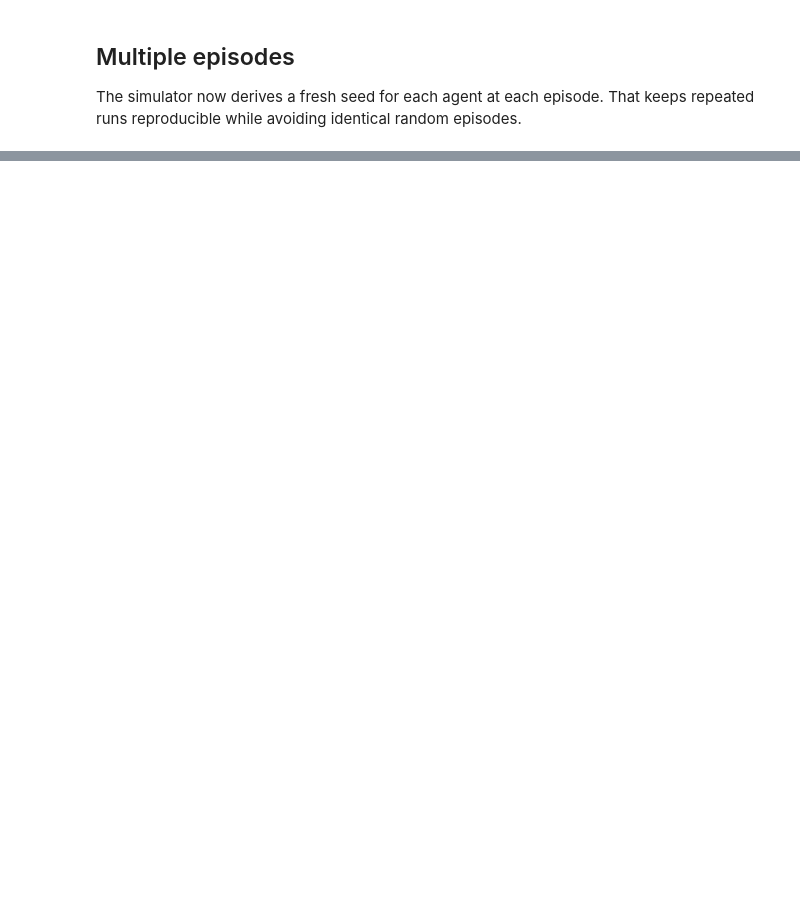
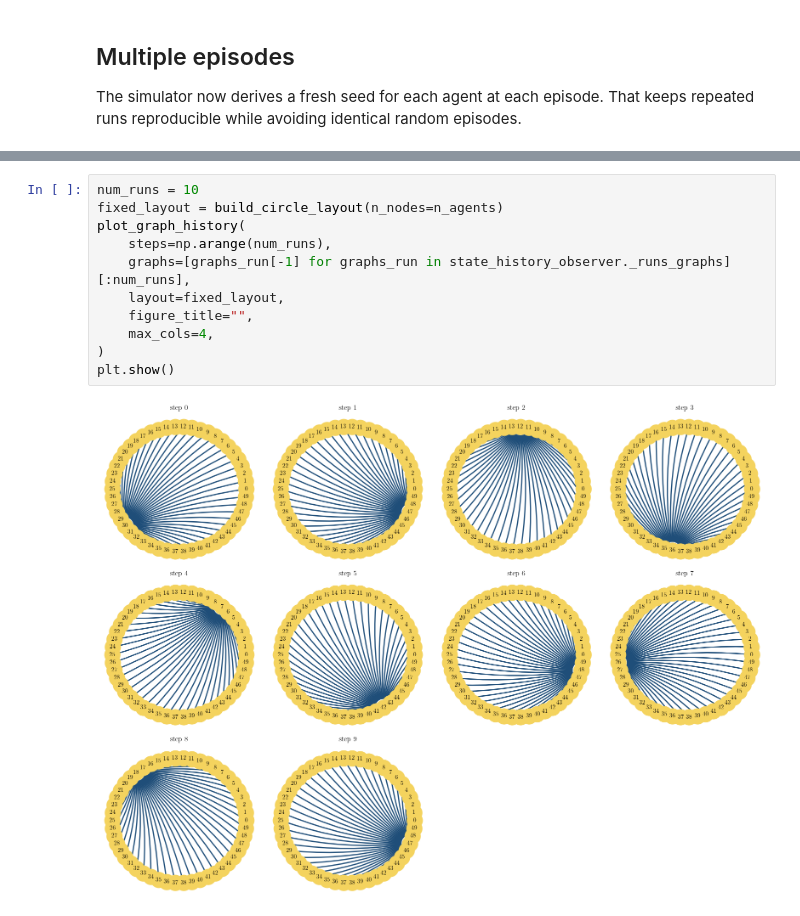
Before and after one commit to hdahmou/Network_creation, a Jupyter notebook: notebooks/simulation_examples.ipynb, the cells around one changed output, grey strips where cells are left out. Saved outputs shown, nothing was run; the diff lists cells and outputs as text; blank space fills up the shorter version.

```diff
--- a/notebooks/simulation_examples.ipynb
+++ b/notebooks/simulation_examples.ipynb
@@ -166,0 +191,13 @@ plt.show()
+# %%
+num_runs = 10
+fixed_layout = build_circle_layout(n_nodes=n_agents)
+plot_graph_history(
+    steps=np.arange(num_runs),
+    graphs=[graphs_run[-1] for graphs_run in state_history_observer._runs_graphs][:num_runs],
+    layout=fixed_layout,
+    figure_title="",
+    max_cols=4,
+)
+plt.show()
+# %% [output]
+[figure, added]
```
Also changed, not shown: parts of 6 cells of this notebook, 37 other files.
